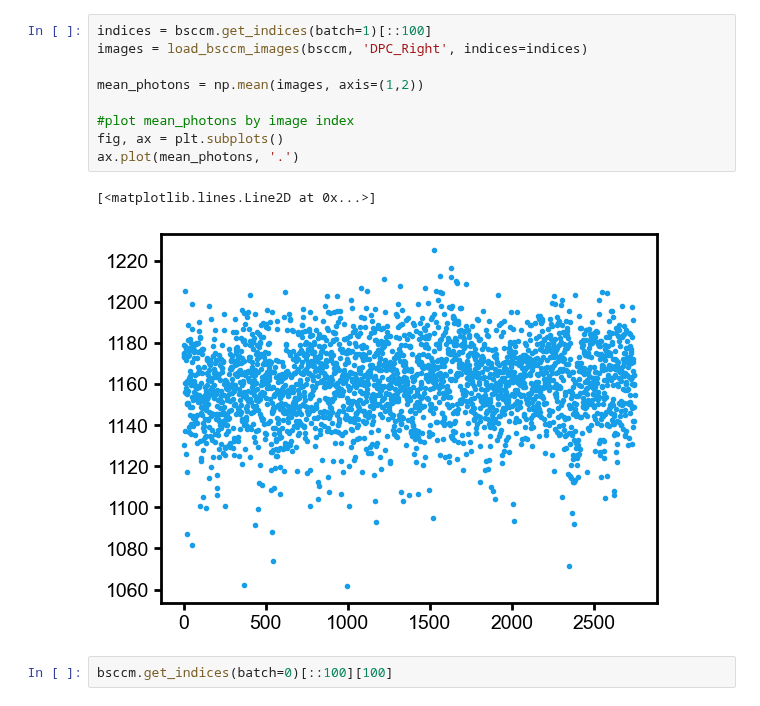
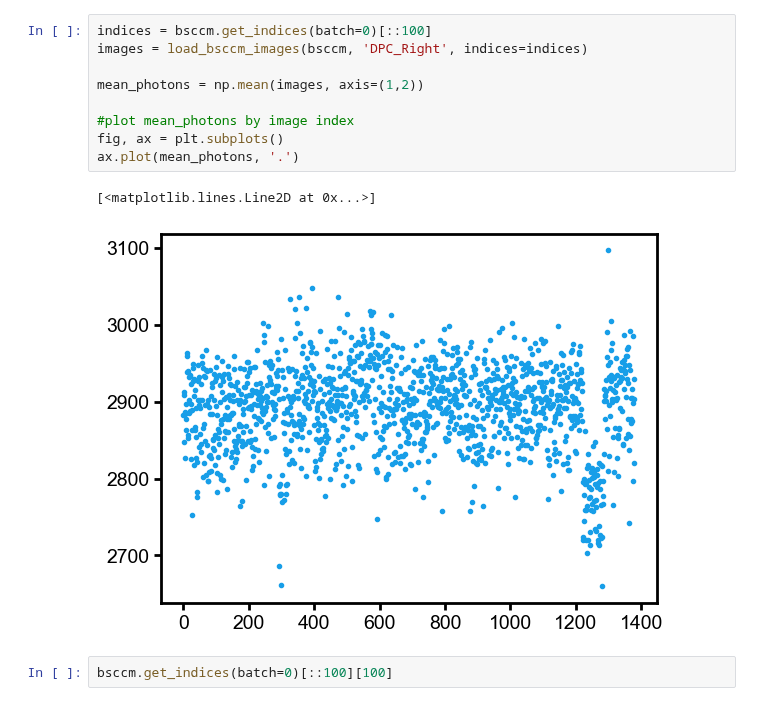
Before and after one commit to Waller-Lab/EncodingInformation, a Jupyter notebook: led_array/phenotyping_experiments/check_image_data_brightness.ipynb, the cells around one changed output. Cells and saved outputs as stored; diff of their text form.

```diff
--- a/led_array/phenotyping_experiments/check_image_data_brightness.ipynb
+++ b/led_array/phenotyping_experiments/check_image_data_brightness.ipynb
@@ -57,15 +57,15 @@ ax.plot(mean_photons, '.')
 # %%
-indices = bsccm.get_indices(batch=1)[::100]
+indices = bsccm.get_indices(batch=0)[::100]
 images = load_bsccm_images(bsccm, 'DPC_Right', indices=indices)
 
 mean_photons = np.mean(images, axis=(1,2))
 
 #plot mean_photons by image index
 fig, ax = plt.subplots()
 ax.plot(mean_photons, '.')
 # %% [output]
 [<matplotlib.lines.Line2D at 0x...>]
-[figure, old version]
+[figure, new version]
 # %%
 bsccm.get_indices(batch=0)[::100][100]
 # %% [output]
```
Also changed, not shown: parts of 3 cells of this notebook, 33 other files.
